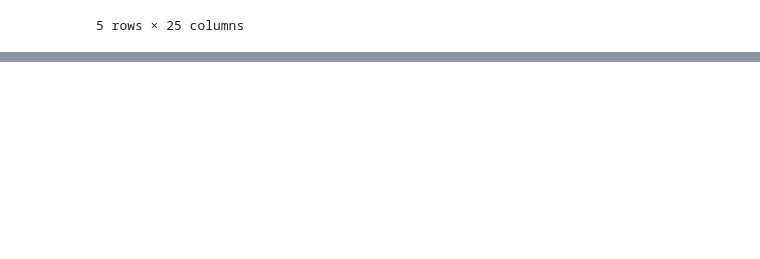
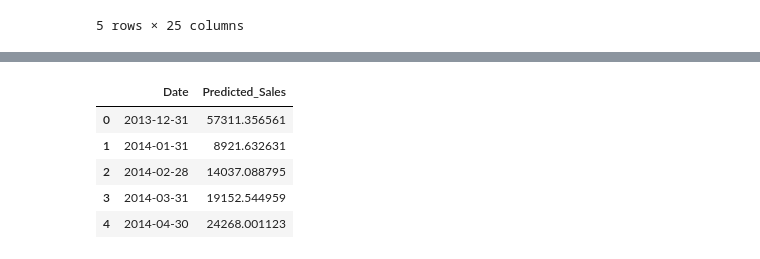
Before and after one commit to jmpealy/project-4-ML-integration, a Jupyter notebook: machine_learning.ipynb, the cells around one changed output, grey strips where cells are left out. Saved outputs shown, nothing was run; the diff lists cells and outputs as text; code cells hidden in the pictures; blank space fills up the shorter version.

```diff
--- a/machine_learning.ipynb
+++ b/machine_learning.ipynb
@@ -95,0 +75,31 @@ sales_plot * best_fit_line
+# %%
+# Define the start date (current date)
+last_date = monthly_sales_df['Date'].max()
+current_date = last_date - pd.DateOffset(years=4)
+
+# Define the end date (12 months from the current date)
+end_date = current_date + pd.DateOffset(months=72)
+
+# Create a range of monthly dates for the next 12 months
+future_dates = pd.date_range(current_date, end_date, freq='M')
+
+# Create a DataFrame with future dates
+future_df = pd.DataFrame({'Year': future_dates.year,
+                          'Month': future_dates.month,
+                          'Day': 1})  # Set the day to 1 to represent the first day of each month
+
+# Use your trained model to predict sales for the future dates
+future_sales = model.predict(future_df[['Year', 'Month']])  # Predict using only 'Year' and 'Month'
+
+# Create a DataFrame to store the predictions and corresponding dates
+future_predictions = pd.DataFrame({'Date': future_dates, 'Predicted_Sales': future_sales})
+
+# Display the future sales predictions
+future_predictions.head()
+# %% [output]
+|  | Date | Predicted_Sales |
+| 0 | 2013-12-31 | 57311.356561 |
+| 1 | 2014-01-31 | 8921.632631 |
+| 2 | 2014-02-28 | 14037.088795 |
+| 3 | 2014-03-31 | 19152.544959 |
+| 4 | 2014-04-30 | 24268.001123 |
```
Also changed, not shown: parts of 17 cells of this notebook.
